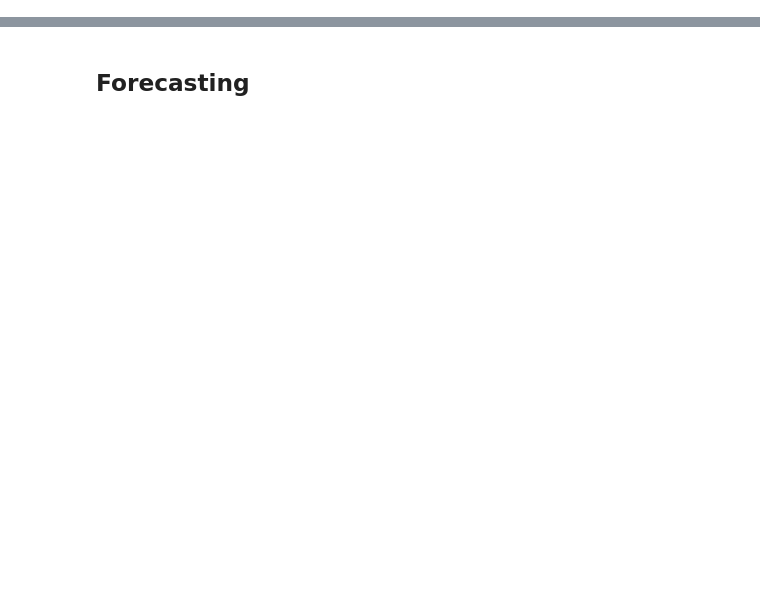
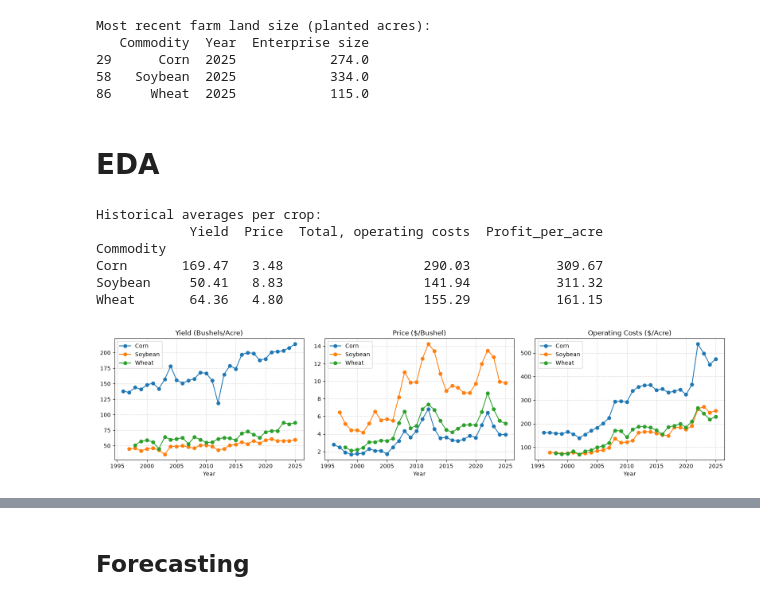
Before and after one commit to WilsonTunggala1/Prescriptive-Data-Science-Group-2, a Jupyter notebook: notebook.ipynb, the cells around one changed output, grey strips where cells are left out. Drawn from its saved outputs; the diff is of its cells as text; code cells hidden in the pictures; blank space fills up the shorter version.

```diff
--- a/notebook.ipynb
+++ b/notebook.ipynb
@@ -146,0 +157,6 @@ print(df_filtered)
+# %%
+# Remove duplicate years (keep newest survey)
+df = df.sort_values('Survey base year').drop_duplicates(
+    subset=['Commodity', 'Year', 'Item'],
+    keep='last'
+)
@@ -146,0 +179,54 @@ print(df_filtered)
+# %%
+# Pivot into a clean wide table
+df_clean = df.pivot(
+    index=['Commodity', 'Year'],
+    columns='Item',
+    values='Value'
+).reset_index()
+df_clean.columns.name = None
+df_clean = df_clean.sort_values(['Commodity', 'Year']).reset_index(drop=True)
+# %%
+latest_year = df_clean['Year'].max()
+latest_farm_size = df_clean[df_clean['Year'] == latest_year][['Commodity', 'Year', 'Enterprise size']]
+print("Most recent farm land size (planted acres):")
+print(latest_farm_size)
+# %% [output]
+Most recent farm land size (planted acres):
+   Commodity  Year  Enterprise size
+29      Corn  2025            274.0
+58   Soybean  2025            334.0
+86     Wheat  2025            115.0
+# %% [markdown]
+# EDA
+# %%
+df_clean['Profit_per_acre'] = (df_clean['Yield'] * df_clean['Price']) - df_clean['Total, operating costs']
+
+print("\nHistorical averages per crop:")
+print(df_clean.groupby('Commodity')[['Yield', 'Price', 'Total, operating costs', 'Profit_per_acre']].mean().round(2))
+# %% [output]
+Historical averages per crop:
+            Yield  Price  Total, operating costs  Profit_per_acre
+Commodity
+Corn       169.47   3.48                  290.03           309.67
+Soybean     50.41   8.83                  141.94           311.32
+Wheat       64.36   4.80                  155.29           161.15
+# %%
+metrics = ['Yield', 'Price', 'Total, operating costs']
+titles = ['Yield (Bushels/Acre)', 'Price ($/Bushel)', 'Operating Costs ($/Acre)']
+
+fig, axes = plt.subplots(1, 3, figsize=(16, 4))
+
+for i, metric in enumerate(metrics):
+    for crop in df_clean['Commodity'].unique():
+        crop_data = df_clean[df_clean['Commodity'] == crop]
+        axes[i].plot(crop_data['Year'], crop_data[metric], marker='o', label=crop)
+
+    axes[i].set_title(titles[i])
+    axes[i].set_xlabel('Year')
+    axes[i].grid(True, linestyle='--', alpha=0.5)
+    axes[i].legend()
+
+plt.tight_layout()
+plt.show()
+# %% [output]
+[figure, added]
```
Also changed, not shown: parts of 41 cells of this notebook, 1 other file.
